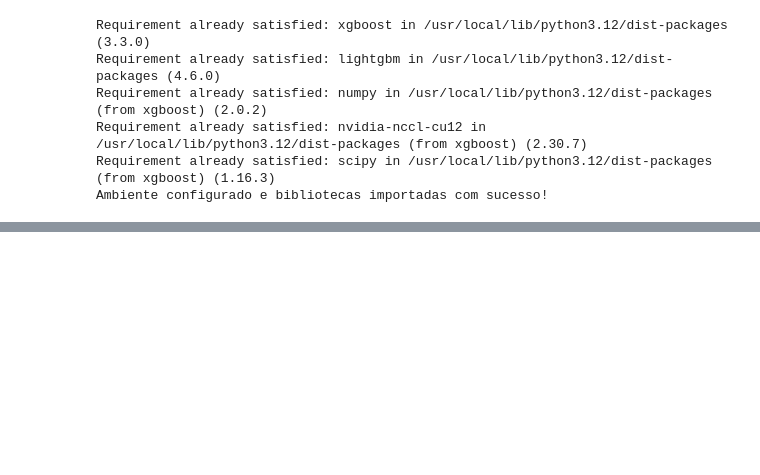
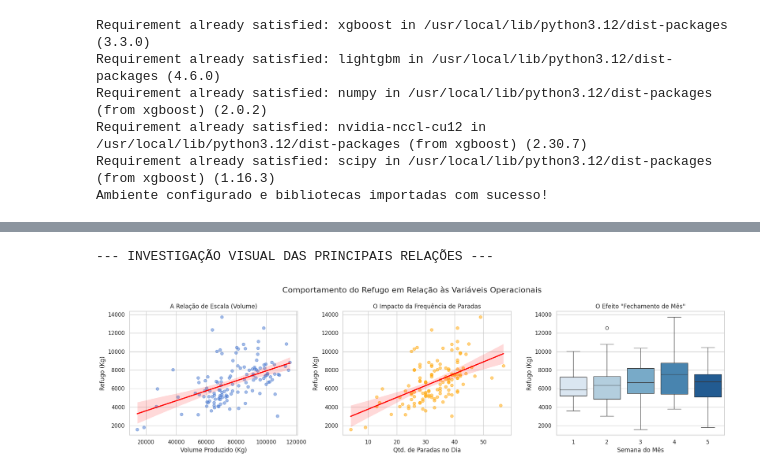
Before and after one commit to igorpedrozo27/MVP_Machine_Learning, a Jupyter notebook: Machine_Learning.ipynb, the cells around one changed output, grey strips where cells are left out. Drawn from its saved outputs; the diff is of its cells as text; code cells hidden in the pictures; blank space fills up the shorter version.

```diff
--- a/Machine_Learning.ipynb
+++ b/Machine_Learning.ipynb
@@ -84,0 +417,8 @@ drive.mount('/content/drive')
+# %%
+# Removendo a variável redundante para evitar Multicolinearidade
+if 'PRODUZIDO_Onduladeira' in df_master.columns:
+    df_master = df_master.drop(columns=['PRODUZIDO_Onduladeira'])
+
+df_master.info()
+print("\n")
+display(df_master.head())
@@ -84,0 +449,32 @@ drive.mount('/content/drive')
+# %%
+print("--- INVESTIGAÇÃO VISUAL DAS PRINCIPAIS RELAÇÕES ---")
+
+# Criando um painel com 3 gráficos lado a lado
+fig, axes = plt.subplots(1, 3, figsize=(18, 5))
+fig.suptitle('Comportamento do Refugo em Relação às Variáveis Operacionais', fontsize=16)
+
+# Gráfico 1: Refugo vs Volume Produzido (Dispersão com Linha de Tendência)
+sns.regplot(ax=axes[0], data=df_master, x='Volume_Kg', y='REFUGO_ONDULADEIRA',
+            scatter_kws={'alpha':0.5}, line_kws={'color':'red'})
+axes[0].set_title('A Relação de Escala (Volume)')
+axes[0].set_xlabel('Volume Produzido (Kg)')
+axes[0].set_ylabel('Refugo (Kg)')
+
+# Gráfico 2: Refugo vs Quantidade de Paradas (Dispersão)
+sns.regplot(ax=axes[1], data=df_master, x='Qtd_Total_Paradas', y='REFUGO_ONDULADEIRA',
+            scatter_kws={'alpha':0.5, 'color':'orange'}, line_kws={'color':'red'})
+axes[1].set_title('O Impacto da Frequência de Paradas')
+axes[1].set_xlabel('Qtd. de Paradas no Dia')
+axes[1].set_ylabel('Refugo (Kg)')
+
+# Gráfico 3: Refugo vs Semana do Mês (Boxplot para ver a distribuição)
+sns.boxplot(ax=axes[2], data=df_master, x='Semana_Mes', y='REFUGO_ONDULADEIRA', palette='Blues')
+axes[2].set_title('O Efeito "Fechamento de Mês"')
+axes[2].set_xlabel('Semana do Mês')
+axes[2].set_ylabel('Refugo (Kg)')
+
+plt.tight_layout()
+plt.show()
+# %% [output]
+--- INVESTIGAÇÃO VISUAL DAS PRINCIPAIS RELAÇÕES ---
+[figure, added]
```
Also changed, not shown: parts of 27 cells of this notebook.
